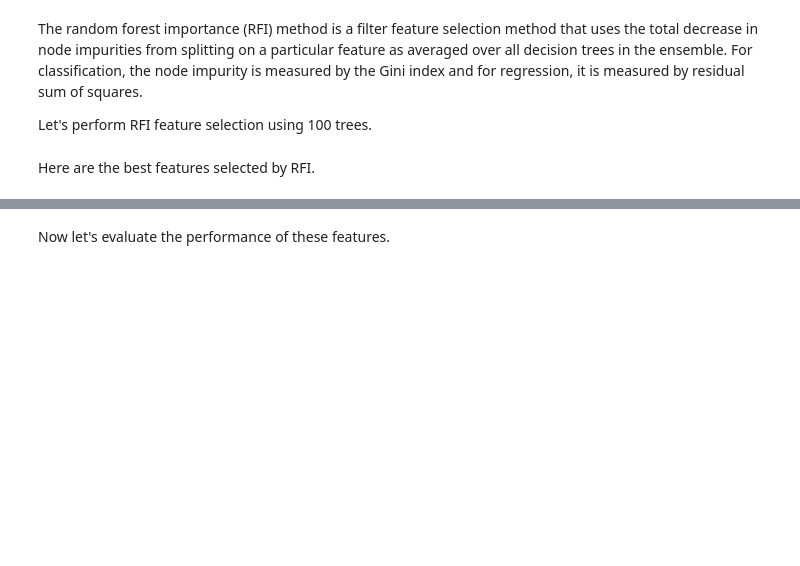
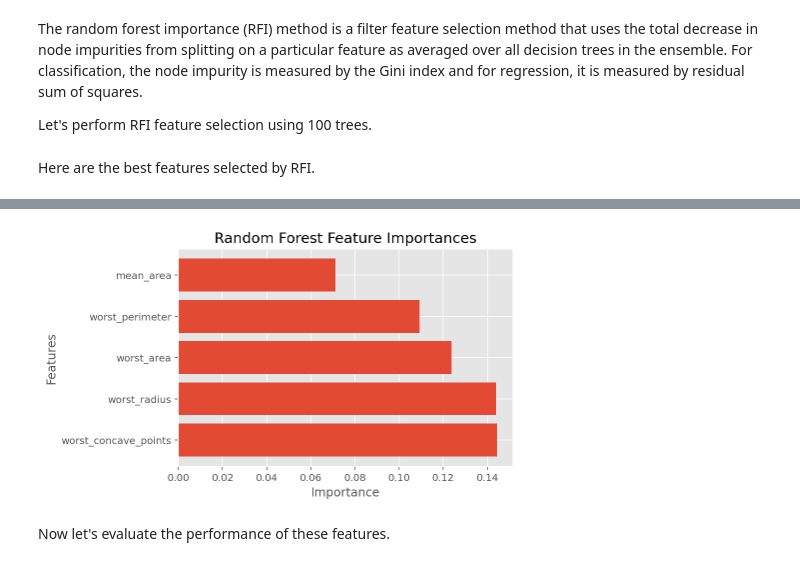
Before and after one commit to akmand/machine_learning_tutorials, a Jupyter notebook: SK2.ipynb, the cells around one changed output, grey strips where cells are left out. Saved outputs shown, nothing was run; the diff lists cells and outputs as text; code cells hidden in the pictures; blank space fills up the shorter version.

```diff
--- a/SK2.ipynb
+++ b/SK2.ipynb
@@ -272,3 +264,3 @@ array([0.15683576, 0.12792458, 0.10853384, 0.10288215, 0.08206716])
 # %%
-plot_imp(best_features_rfi, feature_importances_rfi, 'Random Forest', 'green')
+plot_imp(best_features_rfi, feature_importances_rfi, 'Random Forest')
 # %% [output]
@@ -276,3 +267,4 @@ plot_imp(best_features_rfi, feature_importances_rfi, 'Random Forest', 'green')
+[figure, added]
 # %% [markdown]
 Now let's evaluate the performance of these features.
 # %%
```
Also changed, not shown: parts of 33 cells of this notebook, 2 other files.
